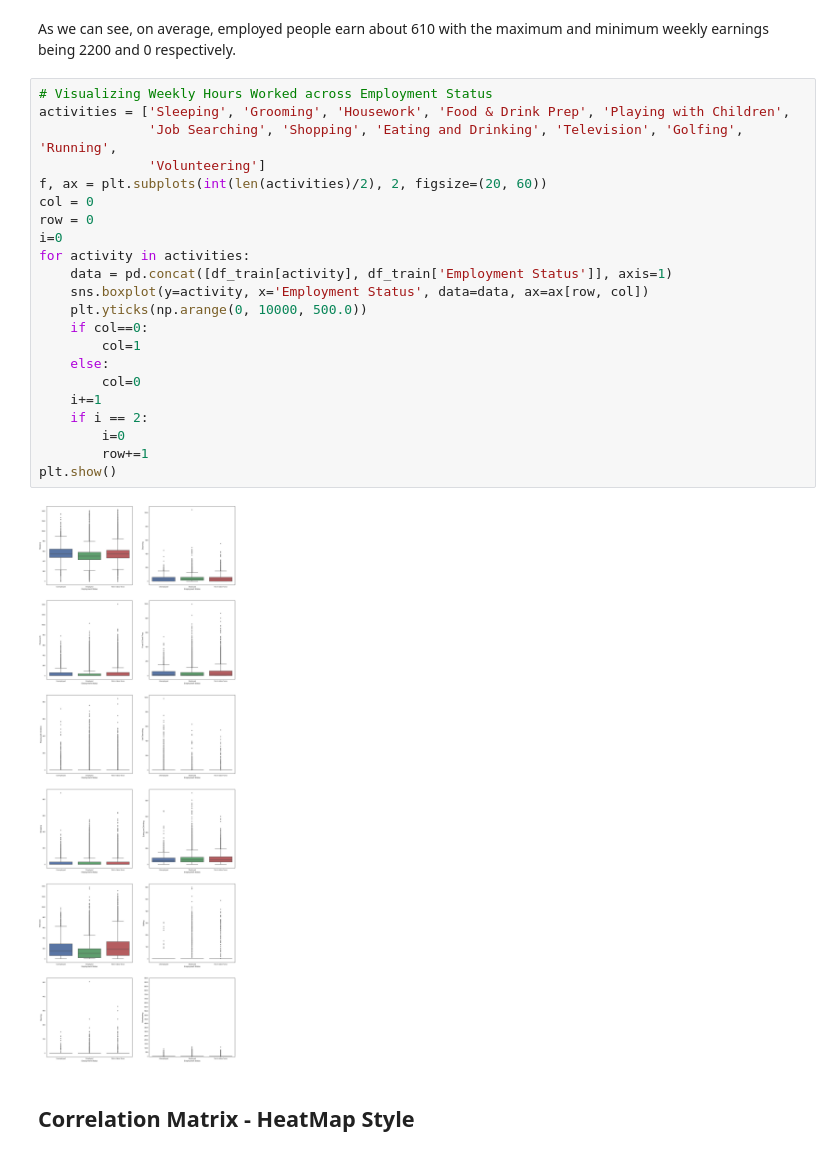
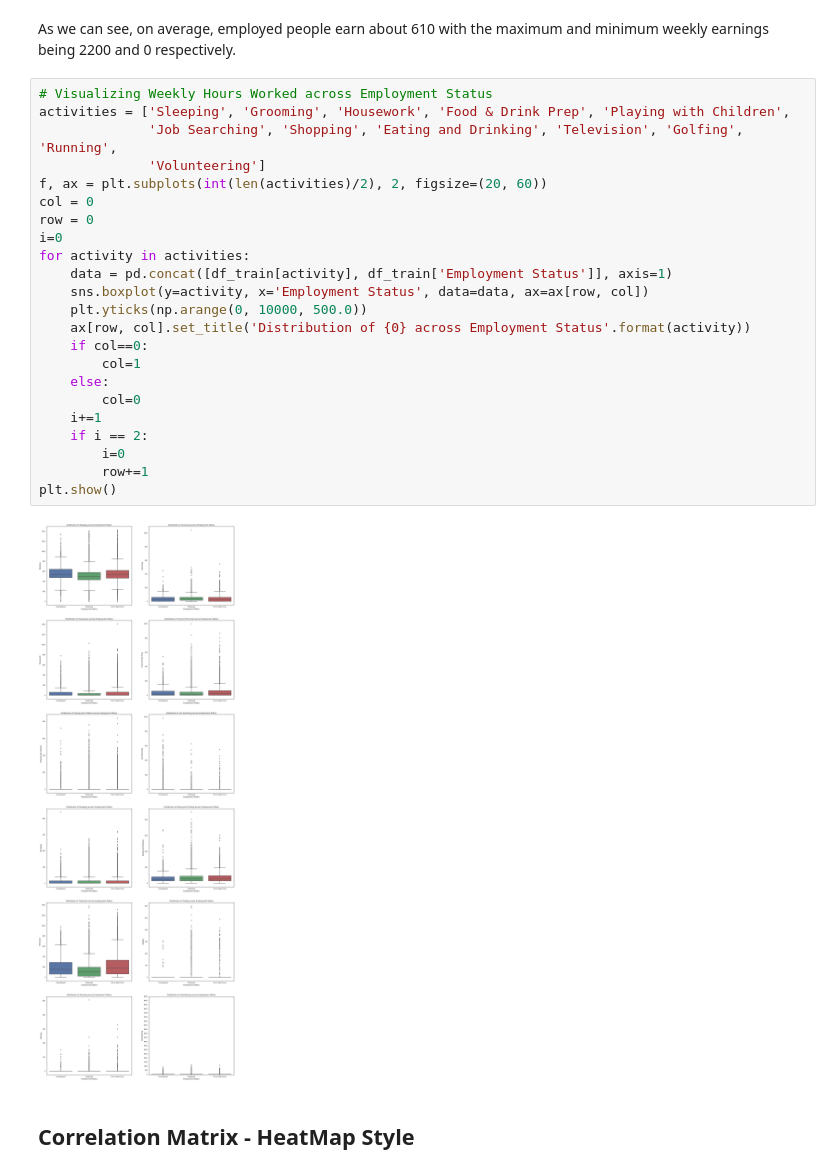
Before and after one commit to PrashantShivajiBhapkar/Analytics-Competition, a Jupyter notebook: Complete_IAS-+Intelligence+Analytics+Challenge+3.0.ipynb, the cells around one changed output. Saved outputs shown, nothing was run; the diff lists cells and outputs as text.

```diff
--- a/Complete_IAS-+Intelligence+Analytics+Challenge+3.0.ipynb
+++ b/Complete_IAS-+Intelligence+Analytics+Challenge+3.0.ipynb
@@ -351,27 +351,28 @@ As we can see, on average, employed people earn about 610 with the maximum and m
 # %%
 # Visualizing Weekly Hours Worked across Employment Status
 activities = ['Sleeping', 'Grooming', 'Housework', 'Food & Drink Prep', 'Playing with Children',
               'Job Searching', 'Shopping', 'Eating and Drinking', 'Television', 'Golfing', 'Running',
               'Volunteering']
 f, ax = plt.subplots(int(len(activities)/2), 2, figsize=(20, 60))
 col = 0
 row = 0
 i=0
 for activity in activities:
     data = pd.concat([df_train[activity], df_train['Employment Status']], axis=1)
     sns.boxplot(y=activity, x='Employment Status', data=data, ax=ax[row, col])
     plt.yticks(np.arange(0, 10000, 500.0))
+    ax[row, col].set_title('Distribution of {0} across Employment Status'.format(activity))
     if col==0:
         col=1
     else:
         col=0
     i+=1
     if i == 2:
         i=0
         row+=1
 plt.show()
 # %% [output]
-[figure, old version]
+[figure, new version]
 # %% [markdown]
 ## Correlation Matrix - HeatMap Style
 # %%
```
Also changed, not shown: 1 other file.
